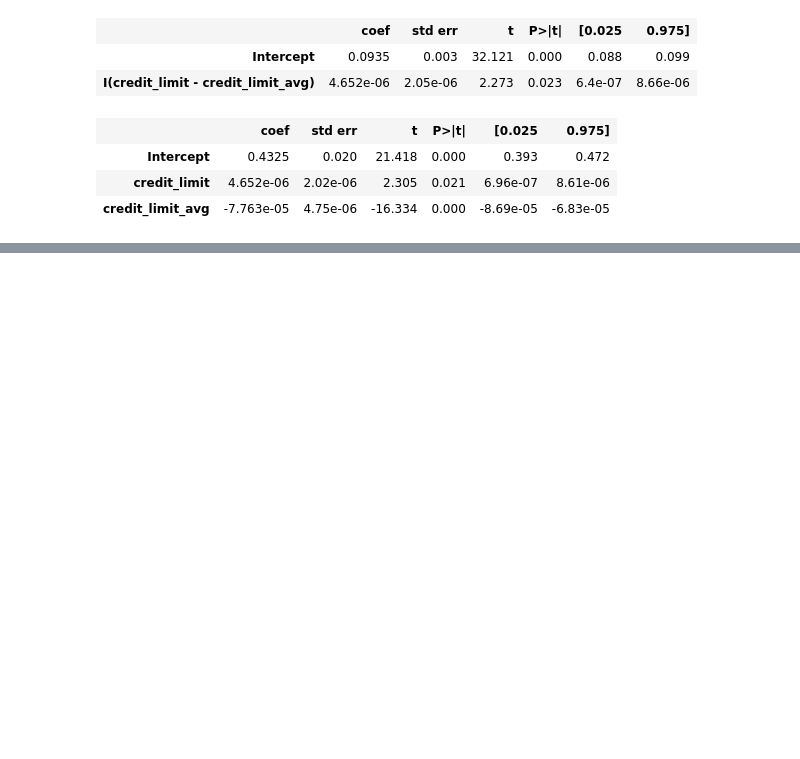
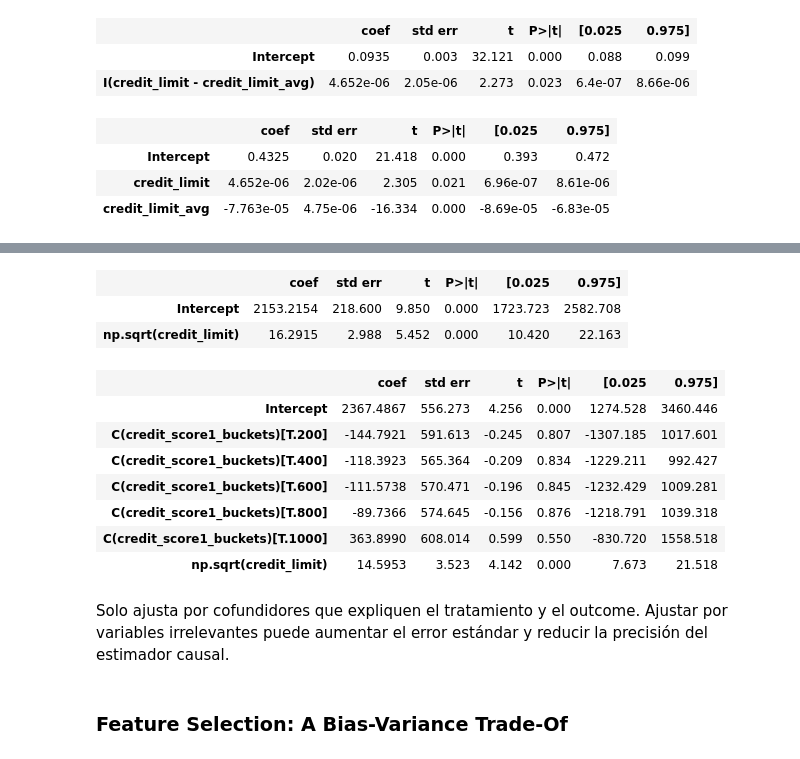
Before and after one commit to Sechi42/Causal_Inference-with-python, a Jupyter notebook: ch04/ch04.ipynb, the cells around one changed output, grey strips where cells are left out. Saved outputs shown, nothing was run; the diff lists cells and outputs as text; code cells hidden in the pictures; blank space fills up the shorter version.

```diff
--- a/ch04/ch04.ipynb
+++ b/ch04/ch04.ipynb
@@ -1603,0 +1661,26 @@ model.summary().tables[1]
+# %%
+spend_data_rnd = pl.read_csv("../data/spend_data_rnd.csv")
+model = smf.ols("spend ~ np.sqrt(credit_limit)",
+    data=spend_data_rnd.to_pandas()).fit()
+model.summary().tables[1]
+# %% [output]
+|  | coef | std err | t | P>|t| | [0.025 | 0.975] |
+| Intercept | 2153.2154 | 218.600 | 9.850 | 0.000 | 1723.723 | 2582.708 |
+| np.sqrt(credit_limit) | 16.2915 | 2.988 | 5.452 | 0.000 | 10.420 | 22.163 |
+# %%
+model = smf.ols("spend~np.sqrt(credit_limit)+C(credit_score1_buckets)",
+    data=spend_data_rnd.to_pandas()).fit()
+model.summary().tables[1]
+# %% [output]
+|  | coef | std err | t | P>|t| | [0.025 | 0.975] |
+| Intercept | 2367.4867 | 556.273 | 4.256 | 0.000 | 1274.528 | 3460.446 |
+| C(credit_score1_buckets)[T.200] | -144.7921 | 591.613 | -0.245 | 0.807 | -1307.185 | 1017.601 |
+| C(credit_score1_buckets)[T.400] | -118.3923 | 565.364 | -0.209 | 0.834 | -1229.211 | 992.427 |
+| C(credit_score1_buckets)[T.600] | -111.5738 | 570.471 | -0.196 | 0.845 | -1232.429 | 1009.281 |
+| C(credit_score1_buckets)[T.800] | -89.7366 | 574.645 | -0.156 | 0.876 | -1218.791 | 1039.318 |
+| C(credit_score1_buckets)[T.1000] | 363.8990 | 608.014 | 0.599 | 0.550 | -830.720 | 1558.518 |
+| np.sqrt(credit_limit) | 14.5953 | 3.523 | 4.142 | 0.000 | 7.673 | 21.518 |
+# %% [markdown]
+Solo ajusta por cofundidores que expliquen el tratamiento y el outcome. Ajustar por variables irrelevantes puede aumentar el error estándar y reducir la precisión del estimador causal.
+# %% [markdown]
+### Feature Selection: A Bias-Variance Trade-Of
```
Also changed, not shown: parts of 13 cells of this notebook, 3 other files.
